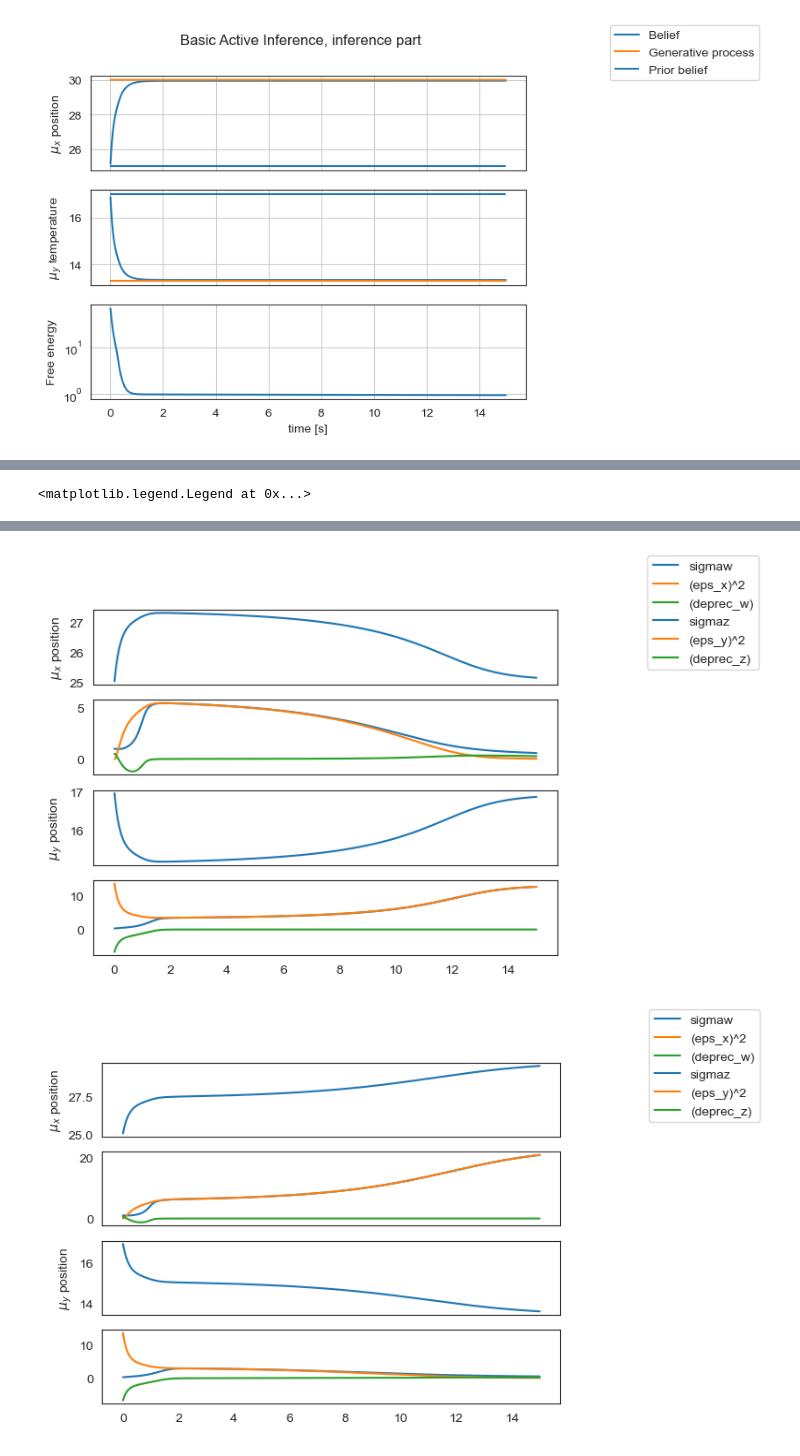
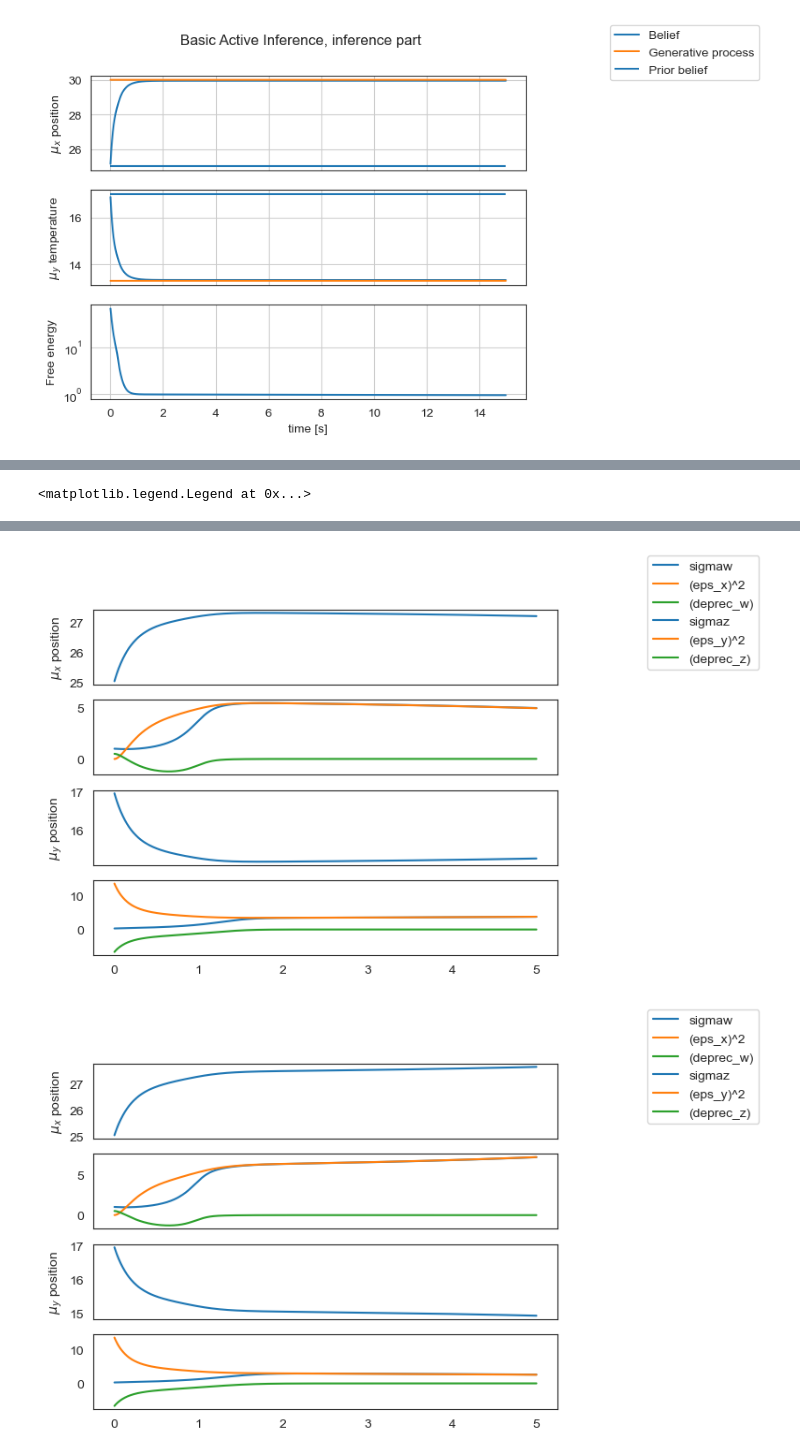
Before and after one commit to sebastiaan116/Affective-Active-Inference, a Jupyter notebook: Hydar1.ipynb, the cells around one changed output, grey strips where cells are left out. Cells and saved outputs as stored; diff of their text form; code cells hidden in the pictures.

```diff
--- a/Hydar1.ipynb
+++ b/Hydar1.ipynb
@@ -46,7 +46,7 @@ print(g_gp(25,30))
 # %%
 # Setting up the time data:
 dt = 0.005; # integration step, average neuron resets 200 times per second
-T = 15+dt; # maximum time considered
+T = 5+dt; # maximum time considered
 t = np.arange(0,T,dt)
 N= t.size #Amount of data points
 # %%
@@ -390,20 +390,20 @@ axes[3].plot(t[1:],plot_dict3["dprec_z"],label='(deprec_z)');
 
 fig.legend(bbox_to_anchor=(1.05, 1), loc='upper left', borderaxespad=0.)
 
-#1,0.1
-fig, axes = plt.subplots(4, 1, sharex='col');
-axes[0].set_ylabel('$\mu_x$ position');
-axes[0].plot(t[1:],mu_x4[1:]);
-axes[1].plot(t[1:],vSigma_w4[1:],label='sigmaw');
-axes[1].plot(t[1:],eps_x4_squared,label='(eps_x)^2');
-axes[1].plot(t[1:],plot_dict4["dprec_w"],label='(deprec_w)');
-axes[2].set_ylabel('$\mu_y$ position');
+# #1,0.1
+# fig, axes = plt.subplots(4, 1, sharex='col');
+# axes[0].set_ylabel('$\mu_x$ position');
+# axes[0].plot(t[1:],mu_x4[1:]);
+# axes[1].plot(t[1:],vSigma_w4[1:],label='sigmaw');
+# axes[1].plot(t[1:],eps_x4_squared,label='(eps_x)^2');
+# axes[1].plot(t[1:],plot_dict4["dprec_w"],label='(deprec_w)');
+# axes[2].set_ylabel('$\mu_y$ position');
 
-axes[2].plot(t[1:],mu_y4[1:]);
-axes[3].plot(t[1:],vSigma_z4[1:],label='sigmaz');
-axes[3].plot(t[1:],eps_y4_squared,label='(eps_y)^2');
-axes[3].plot(t[1:],plot_dict4["dprec_z"],label='(deprec_z)');
+# axes[2].plot(t[1:],mu_y4[1:]);
+# axes[3].plot(t[1:],vSigma_z4[1:],label='sigmaz');
+# axes[3].plot(t[1:],eps_y4_squared,label='(eps_y)^2');
+# axes[3].plot(t[1:],plot_dict4["dprec_z"],label='(deprec_z)');
 
-fig.legend(bbox_to_anchor=(1.05, 1), loc='upper left', borderaxespad=0.)
+# fig.legend(bbox_to_anchor=(1.05, 1), loc='upper left', borderaxespad=0.)
 # %% [output]
 <matplotlib.legend.Legend at 0x...>
@@ -411,2 +411,2 @@ fig.legend(bbox_to_anchor=(1.05, 1), loc='upper left', borderaxespad=0.)
-[figure, old version]
+[figure, new version]
-[figure, old version]
+[figure, new version]
```
Also changed, not shown: parts of 4 cells of this notebook.
